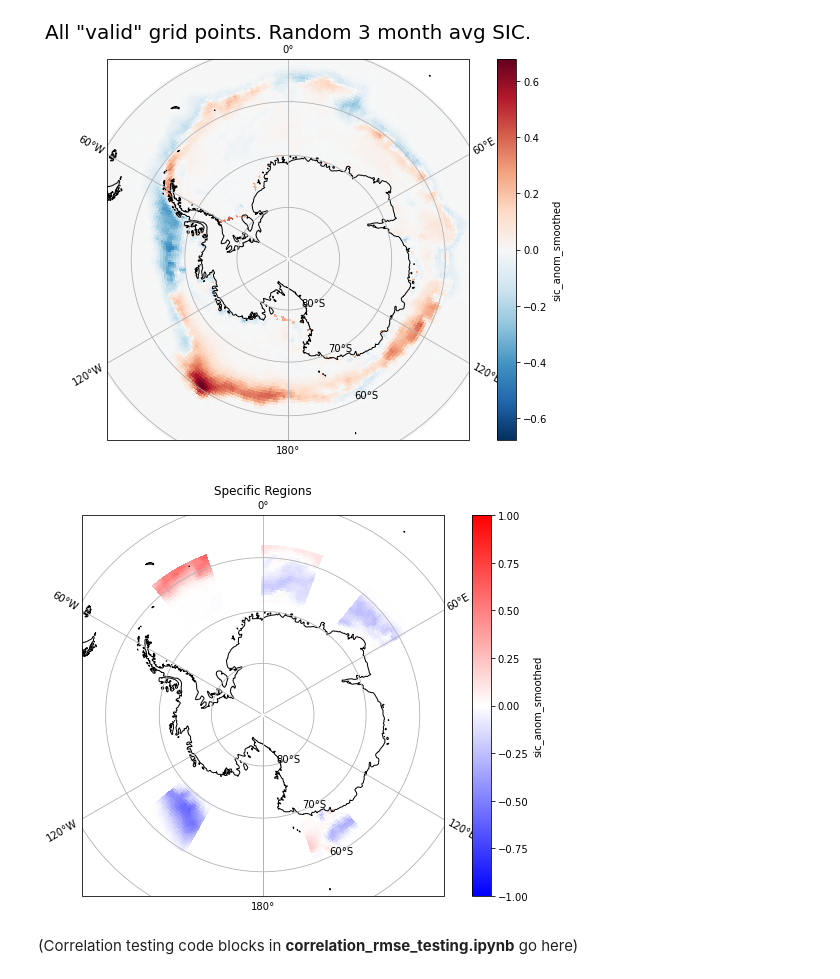
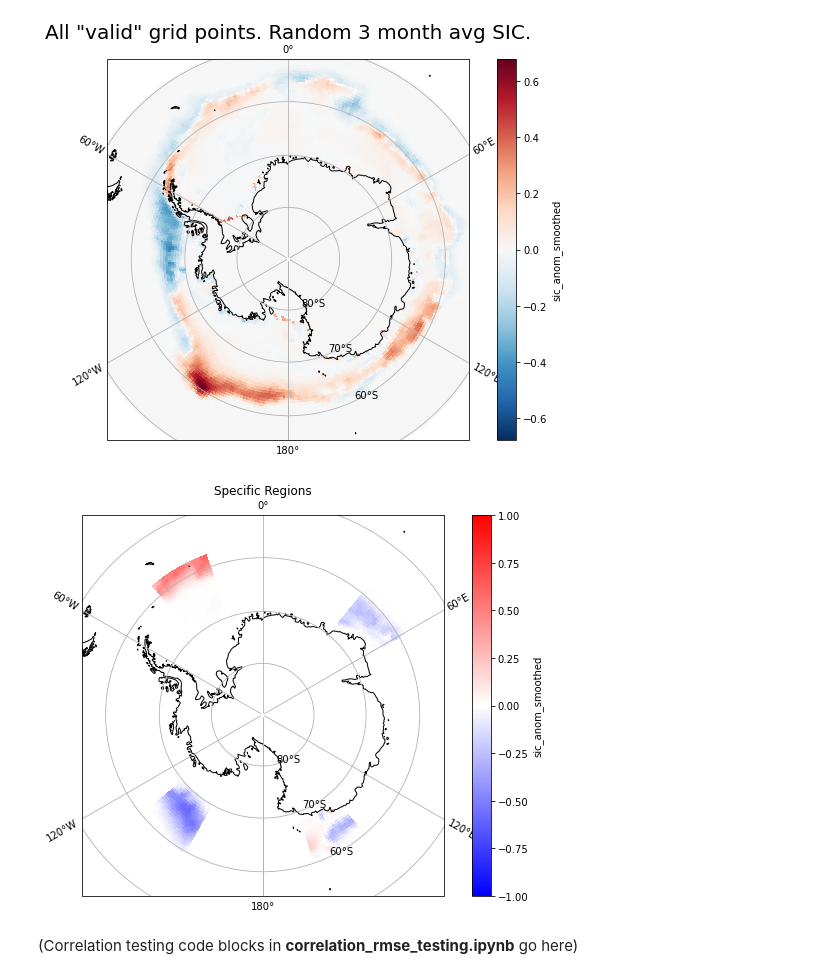
Before and after one commit to bernardw11/seaice_forecasts, a Jupyter notebook: remake_old_model/meof_hcast_cross_og.ipynb, the cells around one changed output. Saved outputs shown, nothing was run; the diff lists cells and outputs as text; code cells hidden in the pictures.

```diff
--- a/remake_old_model/meof_hcast_cross_og.ipynb
+++ b/remake_old_model/meof_hcast_cross_og.ipynb
@@ -160,22 +164,22 @@ plt.show()
 # %%
 # Plot where a specific region is
 fig = plt.figure(figsize=(10, 7))
 ax = plt.axes(projection=sp)
 sic_obs_h.where(dp2_region).sel(tdim='1992-07-01').plot(transform=pc, vmin=-1, vmax=1, cmap = 'bwr')
 sic_obs_h.where(dp1_region).sel(tdim='1992-07-01').plot(transform=pc, vmin=-1, vmax=1, cmap = 'bwr', add_colorbar = False)
-sic_obs_h.where(e1_region).sel(tdim='1992-07-01').plot(transform=pc, vmin=-1, vmax=1, cmap = 'bwr', add_colorbar = False)
+#sic_obs_h.where(e1_region).sel(tdim='1992-07-01').plot(transform=pc, vmin=-1, vmax=1, cmap = 'bwr', add_colorbar = False)
 sic_obs_h.where(e3_region).sel(tdim='1992-07-01').plot(transform=pc, vmin=-1, vmax=1, cmap = 'bwr', add_colorbar = False)
 sic_obs_h.where(e4_region).sel(tdim='1992-07-01').plot(transform=pc, vmin=-1, vmax=1, cmap = 'bwr', add_colorbar = False)
 
 
 # fix the damn colorbar axis here. use vmin, vmax, cbarlim, etc. in hindcast_files_analysis.ipynb
 ax.coastlines()
 ax.gridlines(draw_labels=True)
 ax.set_extent([-3950000., 3950000., 4350000., -3950000.], crs=sp)
 plt.title('Specific Regions')
 plt.show()
 # %% [output]
-[figure, old version]
+[figure, new version]
 # %% [markdown]
 (Correlation testing code blocks in **correlation_rmse_testing.ipynb** go here)
 # %% [markdown]
```
Also changed, not shown: parts of 6 cells of this notebook, 9 other files.
